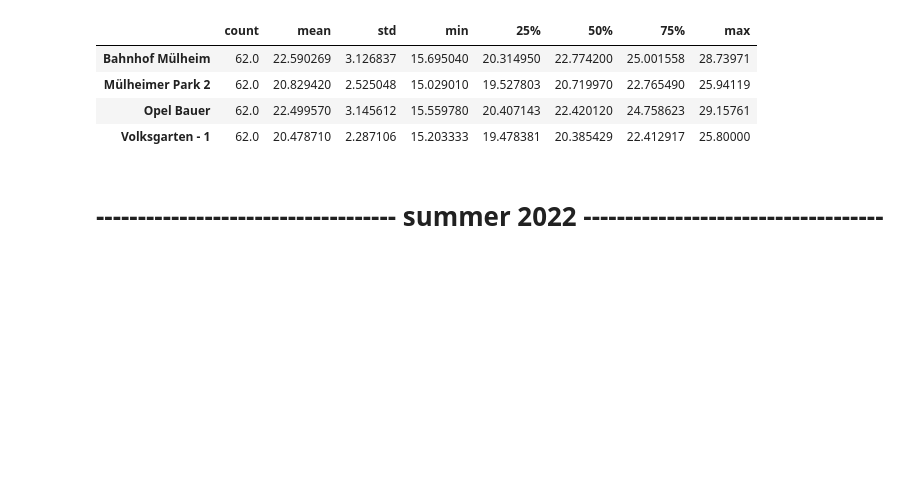
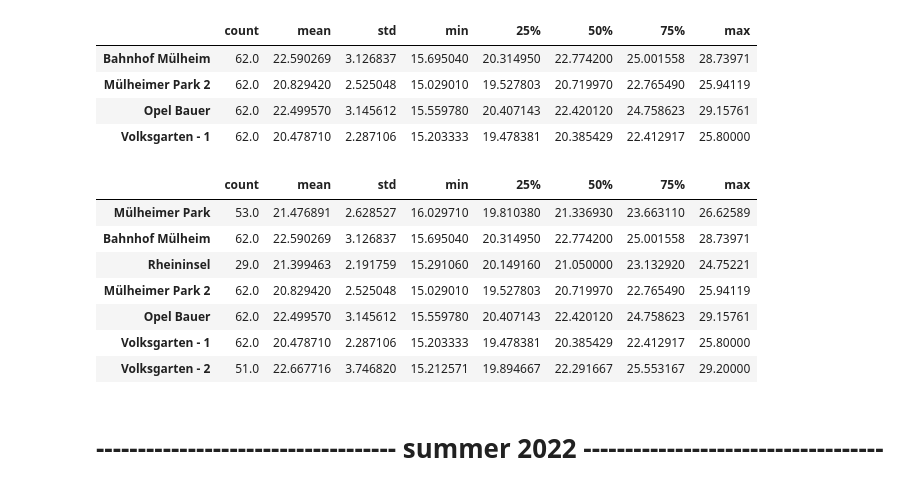
Before and after one commit to WhateverOP/Cologne_temperature_analysis, a Jupyter notebook: notebooks/analysis.ipynb, the cells around one changed output. Saved outputs shown, nothing was run; the diff lists cells and outputs as text; code cells hidden in the pictures; blank space fills up the shorter version.

```diff
--- a/notebooks/analysis.ipynb
+++ b/notebooks/analysis.ipynb
@@ -205,6 +216,17 @@ My_DataAnalyzer.describe_dropped_data()
 | Mülheimer Park 2 | 62.0 | 20.829420 | 2.525048 | 15.029010 | 19.527803 | 20.719970 | 22.765490 | 25.94119 |
 | Opel Bauer | 62.0 | 22.499570 | 3.145612 | 15.559780 | 20.407143 | 22.420120 | 24.758623 | 29.15761 |
 | Volksgarten - 1 | 62.0 | 20.478710 | 2.287106 | 15.203333 | 19.478381 | 20.385429 | 22.412917 | 25.80000 |
+# %%
+My_DataAnalyzer.describe_data()
+# %% [output]
+|  | count | mean | std | min | 25% | 50% | 75% | max |
+| Mülheimer Park | 53.0 | 21.476891 | 2.628527 | 16.029710 | 19.810380 | 21.336930 | 23.663110 | 26.62589 |
+| Bahnhof Mülheim | 62.0 | 22.590269 | 3.126837 | 15.695040 | 20.314950 | 22.774200 | 25.001558 | 28.73971 |
+| Rheininsel | 29.0 | 21.399463 | 2.191759 | 15.291060 | 20.149160 | 21.050000 | 23.132920 | 24.75221 |
+| Mülheimer Park 2 | 62.0 | 20.829420 | 2.525048 | 15.029010 | 19.527803 | 20.719970 | 22.765490 | 25.94119 |
+| Opel Bauer | 62.0 | 22.499570 | 3.145612 | 15.559780 | 20.407143 | 22.420120 | 24.758623 | 29.15761 |
+| Volksgarten - 1 | 62.0 | 20.478710 | 2.287106 | 15.203333 | 19.478381 | 20.385429 | 22.412917 | 25.80000 |
+| Volksgarten - 2 | 51.0 | 22.667716 | 3.746820 | 15.212571 | 19.894667 | 22.291667 | 25.553167 | 29.20000 |
 # %% [markdown]
 # ------------------------------------ summer 2022 ------------------------------------
 # %%
```
Also changed, not shown: parts of 2 cells of this notebook, 1 other file.
